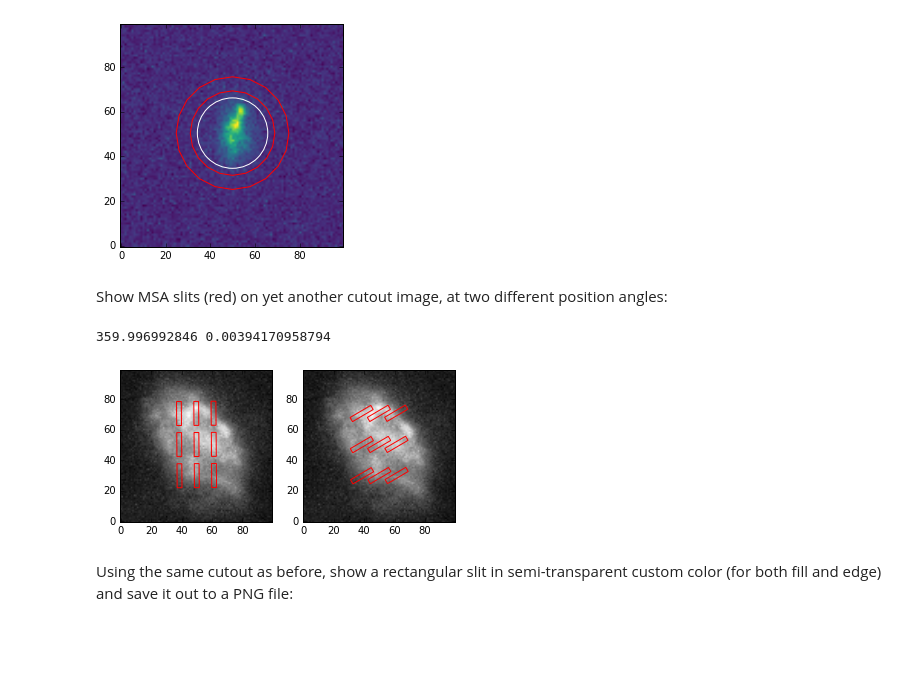
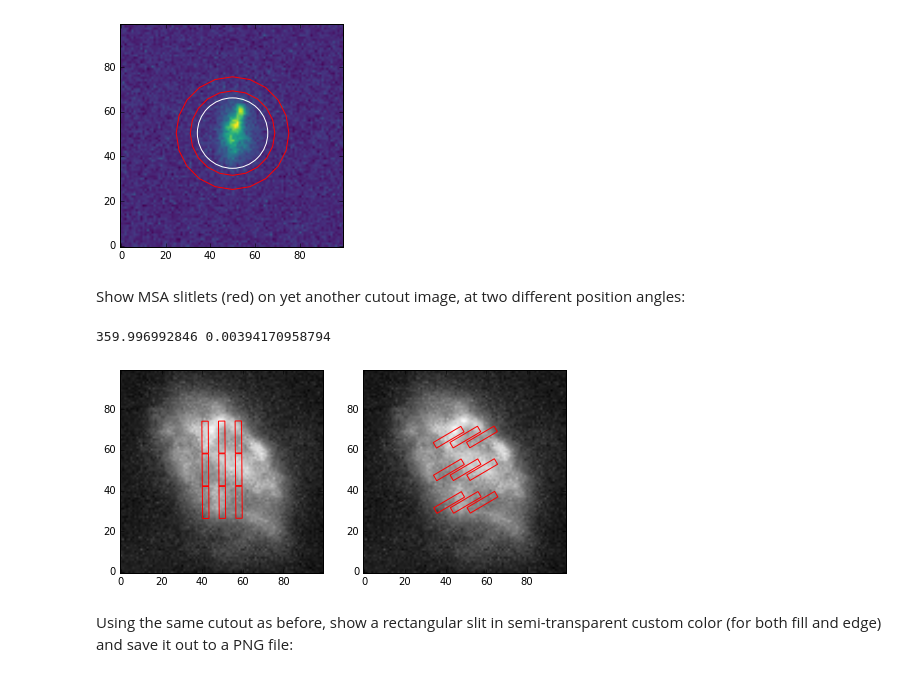
Before and after one commit to spacetelescope/mosviz, a Jupyter notebook: docs/mosviz/notebooks/make_cutouts.ipynb, the cells around one changed output. Drawn from its saved outputs; the diff is of its cells as text; code cells hidden in the pictures; blank space fills up the shorter version.

```diff
--- a/docs/mosviz/notebooks/make_cutouts.ipynb
+++ b/docs/mosviz/notebooks/make_cutouts.ipynb
@@ -100,7 +133,7 @@ show_cutout_with_slit(hdr, slit_shape='annulus', slit_radius=0.6, slit_rout=0.8,
 # %% [output]
 [figure]
 # %% [markdown]
-Show MSA slits (red) on yet another cutout image, at two different position angles:
+Show MSA slitlets (red) on yet another cutout image, at two different position angles:
 # %%
 with fits.open('jwst_nircam_f200w_cutouts/MOS_1_010_133_jwst_nircam_f200w_cutout.fits') as pf:
     data = pf[0].data
@@ -118,14 +147,29 @@ fake_dec = [obj_dec - 0.00018, obj_dec, obj_dec + 0.00018] * 3
+# %%
+from astropy import units as u
+
+# The MSA shutters have an open area of ~0.20” (dispersion axis) x 0.45” (spatial axis)
+# and a closed area of ~0.26 x 0.51” surrounding it. That is, there’s a
+# region between 0.20" and 0.26", and 0.45" and 0.51”, that’s not exposed.
+# In addition, the “walls” separating individual shutters are ~0.06" wide.
+disp_sep = (0.26 * u.arcsec).to(u.deg).value
+spat_sep = (0.51 * u.arcsec).to(u.deg).value
+
+# Generate some fake slitlet position to represent MSA shutters.
+d_ra = disp_sep
+d_dec = spat_sep
+fake_ra = [obj_ra - d_ra] * 3 + [obj_ra] * 3 + [obj_ra + d_ra] * 3
+fake_dec = [obj_dec - d_dec, obj_dec, obj_dec + d_dec] * 3
 # %%
-fig = plt.figure()
+fig = plt.figure(figsize=(8, 4))
 ax1 = fig.add_subplot(121)
 ax2 = fig.add_subplot(122)
 
 show_cutout_with_slit(hdr, data=data, slit_ra=fake_ra, slit_dec=fake_dec,
                       slit_width=0.1, slit_length=0.5, color='red', ax=ax1)
 show_cutout_with_slit(hdr, data=data, slit_ra=fake_ra, slit_dec=fake_dec, slit_angle=30,
                       slit_width=0.1, slit_length=0.5, color='red', ax=ax2)
 # %% [output]
-[figure, old version]
+[figure, new version]
 # %% [markdown]
 Using the same cutout as before, show a rectangular slit in semi-transparent custom color (for both fill and edge) and save it out to a PNG file:
 # %%
```
Also changed, not shown: parts of 13 cells of this notebook.
